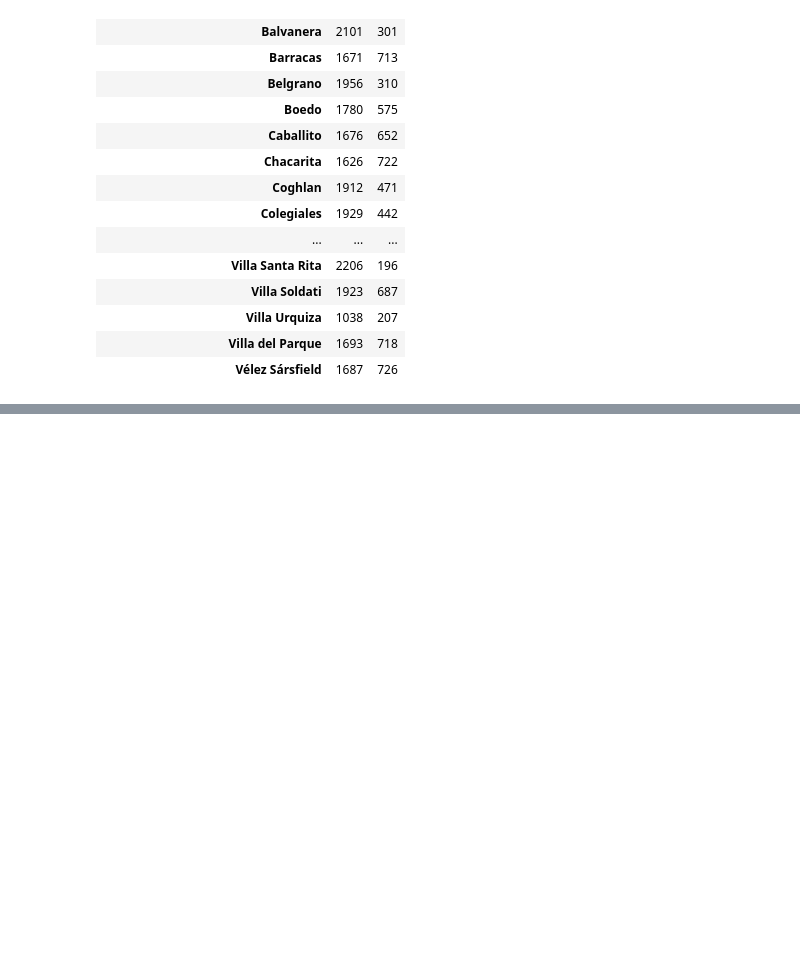
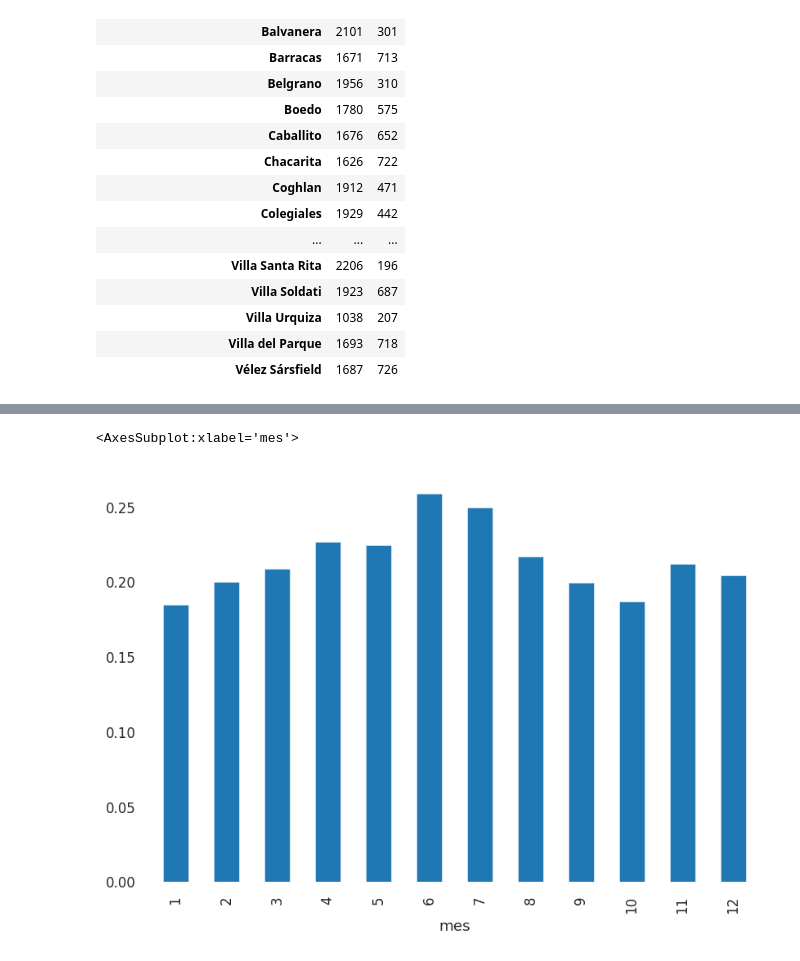
Before and after one commit to aflouret/lluvia-de-hamburguesas, a Jupyter notebook: tp.ipynb, the cells around one changed output, grey strips where cells are left out. Cells and saved outputs as stored; diff of their text form; code cells hidden in the pictures; blank space fills up the shorter version.

```diff
--- a/tp.ipynb
+++ b/tp.ipynb
@@ -516,0 +538,5 @@ pd.pivot_table(df, index='barrio', columns='llovieron_hamburguesas_al_dia_siguie
+# %%
+((df[df['nubosidad_tarde'] > 6].groupby(df['dia'].dt.month).size())/(df.groupby(df['dia'].dt.month).size())).plot(kind='bar', xlabel='mes')
+# %% [output]
+<AxesSubplot:xlabel='mes'>
+[figure, added]
```
Also changed, not shown: parts of 47 cells of this notebook.
